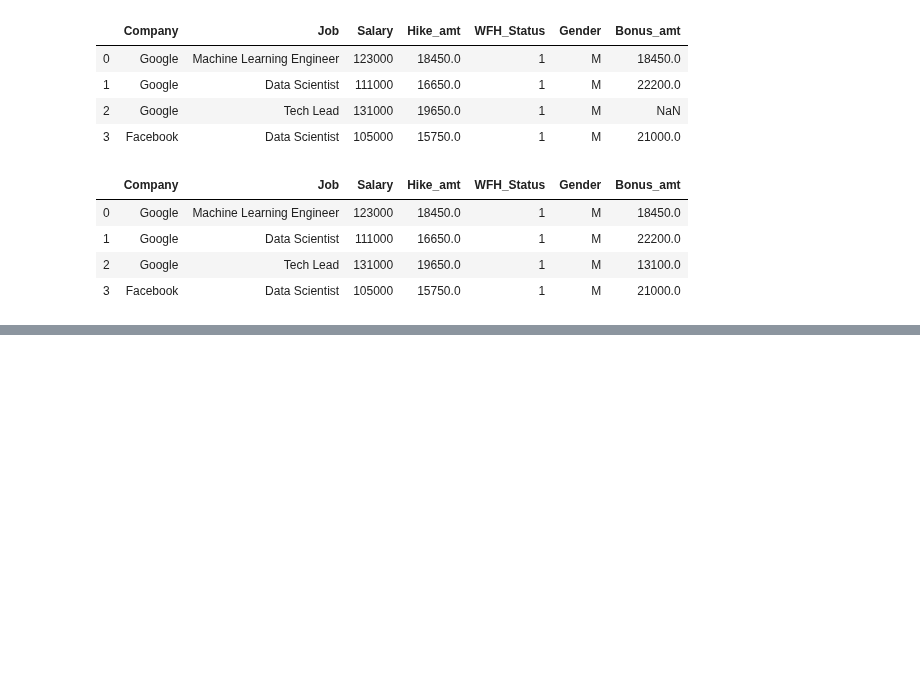
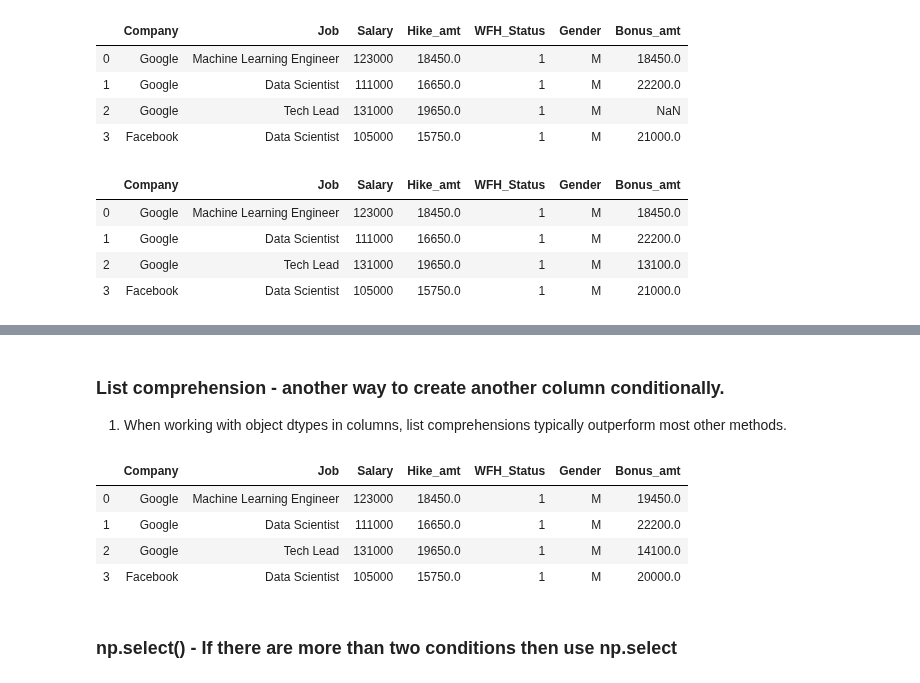
Before and after one commit to AbhishekKumar-0311/Machine-Learning-with-Python, a Jupyter notebook: Pandas/Learning_Pandas_Part_1.ipynb, the cells around one changed output, grey strips where cells are left out. Drawn from its saved outputs; the diff is of its cells as text; code cells hidden in the pictures; blank space fills up the shorter version.

```diff
--- a/Pandas/Learning_Pandas_Part_1.ipynb
+++ b/Pandas/Learning_Pandas_Part_1.ipynb
@@ -271,0 +304,14 @@ emp_df_2b
+# %% [markdown]
+### List comprehension -  another way to create another column conditionally.
+1. When working with object dtypes in columns, list comprehensions typically outperform most other methods.
+# %%
+emp_df_2b['Bonus_amt'] = [ x+1000 if x <= 20000 else x for x in emp_df_2b['Bonus_amt'] ]
+emp_df_2b
+# %% [output]
+|  | Company | Job | Salary | Hike_amt | WFH_Status | Gender | Bonus_amt |
+| 0 | Google | Machine Learning Engineer | 123000 | 18450.0 | 1 | M | 19450.0 |
+| 1 | Google | Data Scientist | 111000 | 16650.0 | 1 | M | 22200.0 |
+| 2 | Google | Tech Lead | 131000 | 19650.0 | 1 | M | 14100.0 |
+| 3 | Facebook | Data Scientist | 105000 | 15750.0 | 1 | M | 20000.0 |
+# %% [markdown]
+### np.select() - If there are more than two conditions then use np.select
```
Also changed, not shown: parts of 13 cells of this notebook.
